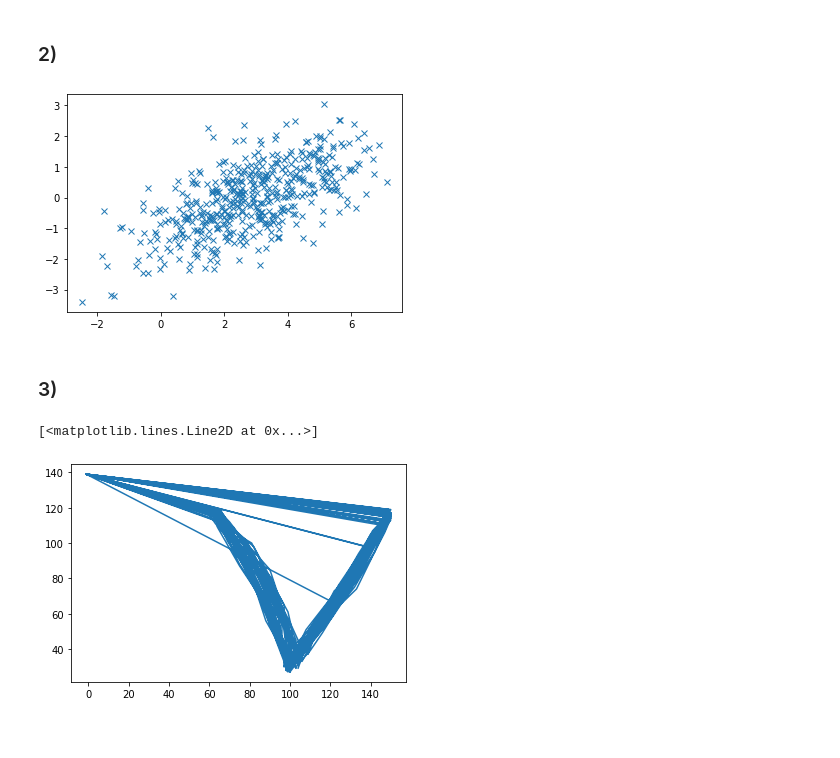
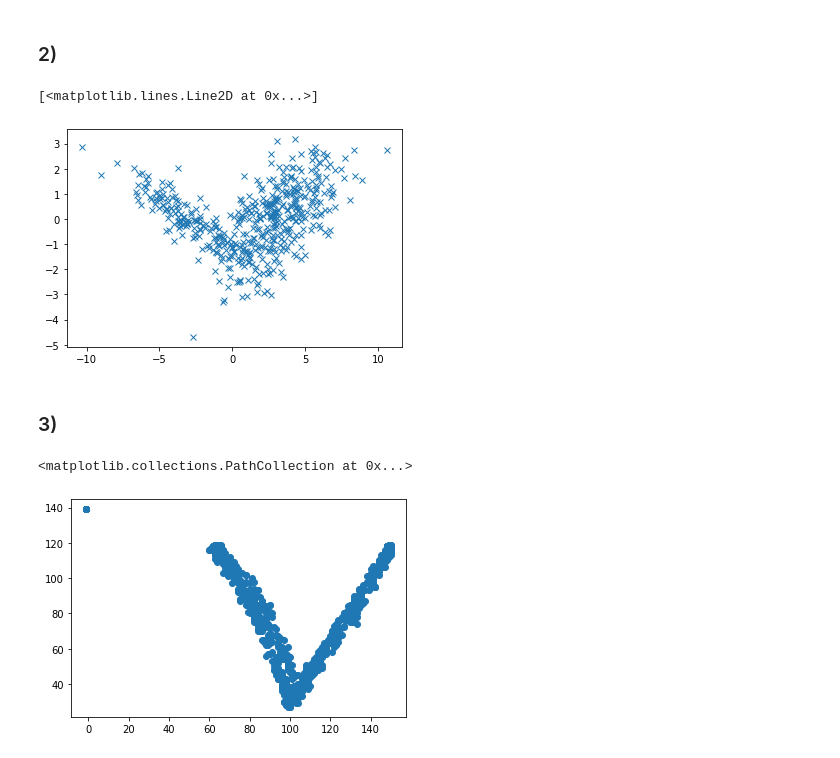
Before and after one commit to siriusted/GMM, a Jupyter notebook: Lab1.ipynb, the cells around one changed output. Cells and saved outputs as stored; diff of their text form; code cells hidden in the pictures.

```diff
--- a/Lab1.ipynb
+++ b/Lab1.ipynb
@@ -6,25 +6,31 @@
 ### 2)
 # %%
 import numpy as np
+import random
 
 mu_1 = np.array([-3, 0])
 mu_2 = np.array([3, 0])
 sigma_1 = np.array([[5, -2], [-2, 1]])
 sigma_2 = np.array([[5, 2], [2, 2]])
 
+X = []
+Y = []
 
-x1, y1 = np.random.multivariate_normal(mu_2, sigma_2, 500).T
-x2, y2 = np.random.multivariate_normal(mu_2, sigma_2, 500).T
-
-x = 0.3 * x1 + 0.7 * x2
-y = 0.3 * y1 + 0.7 * y2
+for i in range(0,500):
+    r = random.uniform(0, 1)
+    if r < 0.3:
+        x, y = np.random.multivariate_normal(mu_1, sigma_1)
+    else:
+        x, y = np.random.multivariate_normal(mu_2, sigma_2)
+    X.append(x)
+    Y.append(y)
 # %%
 import matplotlib.pyplot as plt
 
-plt.plot(x, y, 'x')
-plt.show()
+plt.plot(X, Y, 'x')
 # %% [output]
+[<matplotlib.lines.Line2D at 0x...>]
-[figure, old version]
+[figure, new version]
 # %% [markdown]
 ### 3)
 # %%
@@ -38,7 +44,7 @@ for i in range(10,51):
     data = pd.concat([data, pd.read_csv('Unistroke/A' + str(i) + '.txt', sep="\t", header=None)], ignore_index=True)
 
 data.columns = ['x', 'y']
-plt.plot(data.x, data.y)
+plt.scatter(data.x, data.y)
 # %% [output]
-[<matplotlib.lines.Line2D at 0x...>]
+<matplotlib.collections.PathCollection at 0x...>
-[figure, old version]
+[figure, new version]
```
